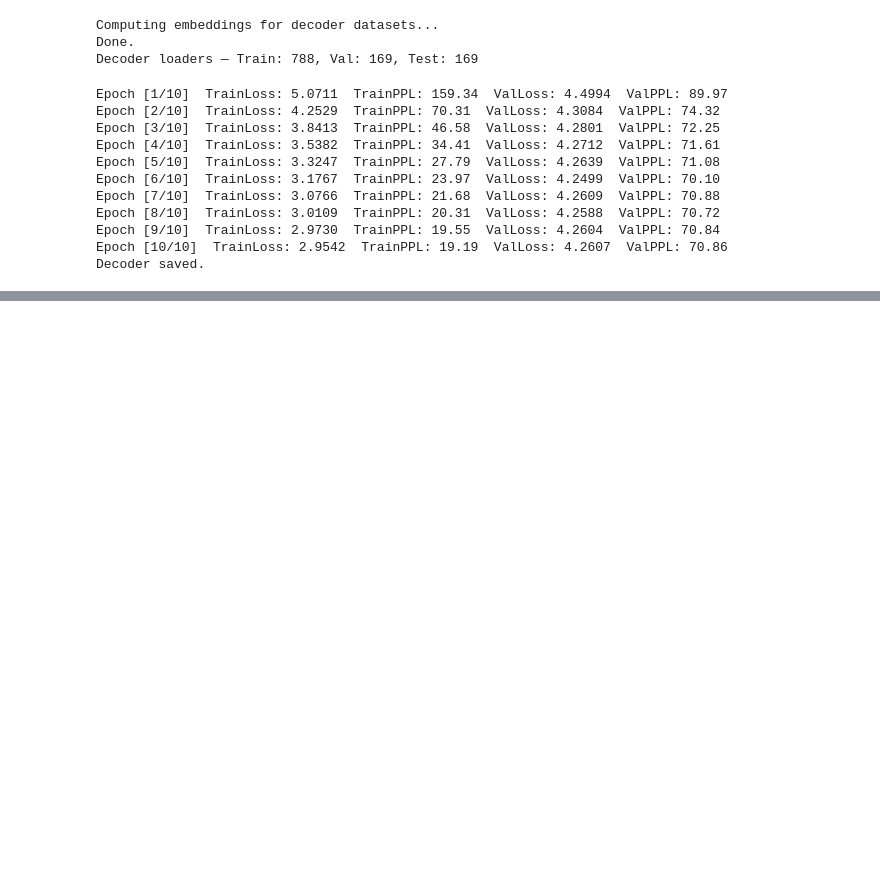
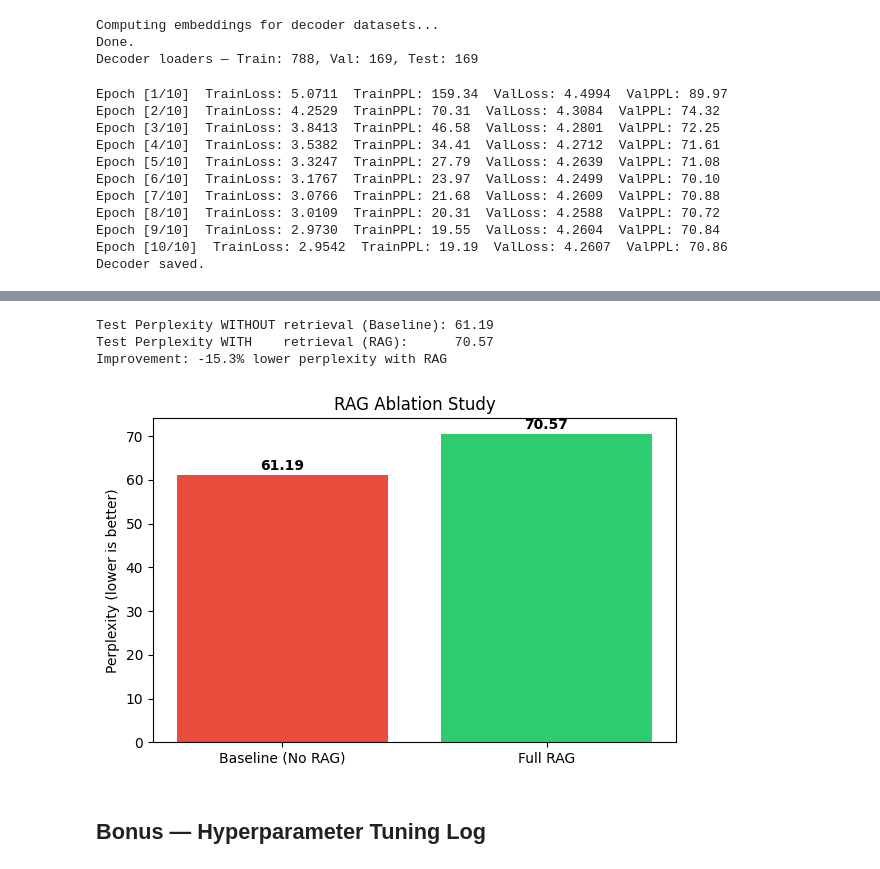
Before and after one commit to abdullahgujjar521/NLP-Assignment-3, a Jupyter notebook: I232641_NLP_Assignment3.ipynb, the cells around one changed output, grey strips where cells are left out. Saved outputs shown, nothing was run; the diff lists cells and outputs as text; code cells hidden in the pictures; blank space fills up the shorter version.

```diff
--- a/I232641_NLP_Assignment3.ipynb
+++ b/I232641_NLP_Assignment3.ipynb
@@ -673,0 +684,16 @@ Decoder saved.
+# %%
+# Compute test-set perplexity for the full RAG system
+decoder.eval()
+total_nll, total_tokens = 0.0, 0
+
+with torch.no_grad():
+    for inp, tgt in dec_test_loader:
+        inp, tgt = inp.to(device), tgt.to(device)
+        logits = decoder(inp)
+        mask   = (tgt != PAD_IDX)
+        nll    = F.cross_entropy(logits.reshape(-1, VOCAB_SIZE), tgt.reshape(-1), reduction='none')
+        total_nll    += nll[mask.reshape(-1)].sum().item()
+        total_tokens += mask.sum().item()
+
+test_ppl = math.exp(total_nll / total_tokens)
+print(f'Test Perplexity (RAG): {test_ppl:.2f}')
@@ -673,0 +755,59 @@ Decoder saved.
+# %%
+# RAG ablation: compare perplexity with and without retrieved context
+
+def build_decoder_input_no_rag(record):
+    """Baseline input without any retrieved context."""
+    review_text = ' '.join(record['tokens'][:50])
+    sent_str    = SENT_MAP[record['sentiment']]
+    len_str     = LEN_MAP[record['len_label']]
+    explanation = f'this review is {sent_str} because the reviewer expresses {sent_str} experience with a {len_str} review'
+    full = f'review: {review_text} sentiment: {sent_str} length: {len_str} explanation: {explanation}'
+    tokens = simple_tokenize(clean_text(full))
+    ids = [BOS_IDX] + [w2i.get(t, UNK_IDX) for t in tokens] + [EOS_IDX]
+    ids = ids[:DEC_MAX_LEN] + [PAD_IDX] * max(0, DEC_MAX_LEN - len(ids))
+    return ids
+
+
+class DecoderDatasetNoRAG(Dataset):
+    def __init__(self, records):
+        self.records = records
+    def __len__(self): return len(self.records)
+    def __getitem__(self, idx):
+        ids = build_decoder_input_no_rag(self.records[idx])
+        ids_t = torch.tensor(ids, dtype=torch.long)
+        return ids_t[:-1], ids_t[1:]
+
+no_rag_test_loader = DataLoader(DecoderDatasetNoRAG(test_data), batch_size=32, shuffle=False, num_workers=2)
+
+decoder.eval()
+nr_nll, nr_tokens = 0.0, 0
+with torch.no_grad():
+    for inp, tgt in no_rag_test_loader:
+        inp, tgt = inp.to(device), tgt.to(device)
+        logits = decoder(inp)
+        mask   = (tgt != PAD_IDX)
+        nll    = F.cross_entropy(logits.reshape(-1, VOCAB_SIZE), tgt.reshape(-1), reduction='none')
+        nr_nll    += nll[mask.reshape(-1)].sum().item()
+        nr_tokens += mask.sum().item()
+
+no_rag_ppl = math.exp(nr_nll / nr_tokens)
+print(f'Test Perplexity WITHOUT retrieval (Baseline): {no_rag_ppl:.2f}')
+print(f'Test Perplexity WITH    retrieval (RAG):      {test_ppl:.2f}')
+improvement = (no_rag_ppl - test_ppl) / no_rag_ppl * 100
+print(f'Improvement: {improvement:.1f}% lower perplexity with RAG')
+
+# Bar chart comparison
+plt.figure(figsize=(6, 4))
+bars = plt.bar(['Baseline (No RAG)', 'Full RAG'], [no_rag_ppl, test_ppl], color=['#e74c3c','#2ecc71'])
+plt.ylabel('Perplexity (lower is better)'); plt.title('RAG Ablation Study')
+for bar in bars:
+    plt.text(bar.get_x() + bar.get_width()/2, bar.get_height() + 0.5,
+             f'{bar.get_height():.2f}', ha='center', va='bottom', fontweight='bold')
+plt.tight_layout(); plt.savefig('results/rag_ablation.png', dpi=150); plt.show()
+# %% [output]
+Test Perplexity WITHOUT retrieval (Baseline): 61.19
+Test Perplexity WITH    retrieval (RAG):      70.57
+Improvement: -15.3% lower perplexity with RAG
+[figure, added]
+# %% [markdown]
+## Bonus — Hyperparameter Tuning Log
```
Also changed, not shown: parts of 5 cells of this notebook.
